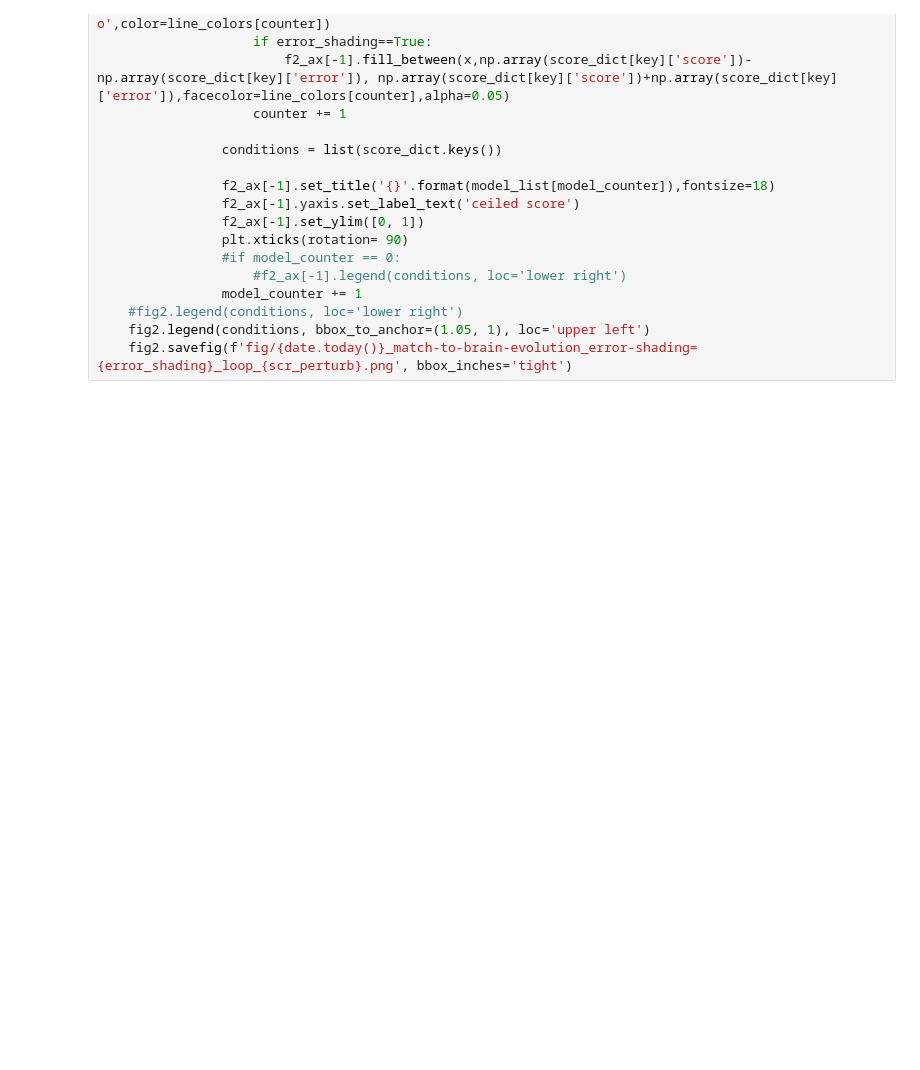
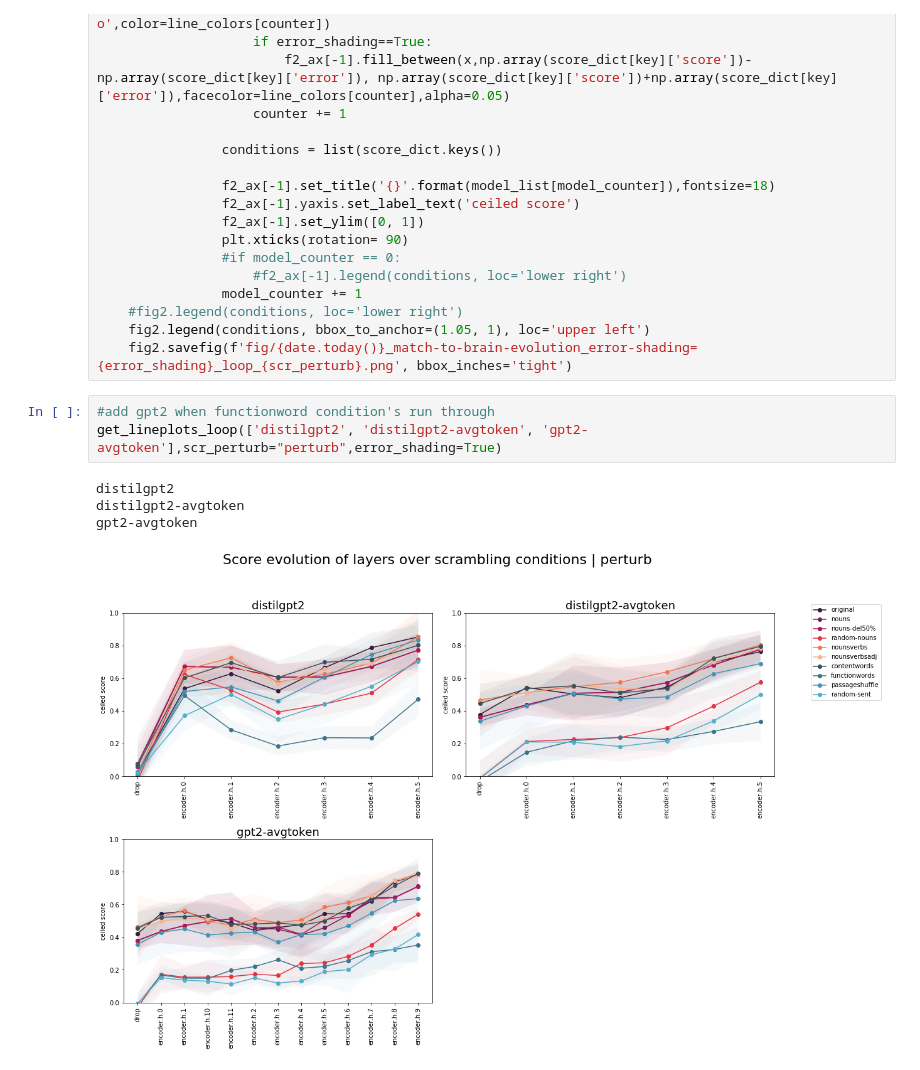
Before and after one commit to carina-kauf/perturbed-neural-nlp, a Jupyter notebook: analysis/match-to-brain_score-evolution-over-layers.ipynb, the cells around one changed output. Cells and saved outputs as stored; diff of their text form; blank space fills up the shorter version.

```diff
--- a/analysis/match-to-brain_score-evolution-over-layers.ipynb
+++ b/analysis/match-to-brain_score-evolution-over-layers.ipynb
@@ -186,4 +186,12 @@ def get_lineplots_loop(model_list,scr_perturb=None,error_shading=True):
     #fig2.legend(conditions, loc='lower right')
     fig2.legend(conditions, bbox_to_anchor=(1.05, 1), loc='upper left')
     fig2.savefig(f'fig/{date.today()}_match-to-brain-evolution_error-shading={error_shading}_loop_{scr_perturb}.png', bbox_inches='tight')
+# %%
+#add gpt2 when functionword condition's run through
+get_lineplots_loop(['distilgpt2', 'distilgpt2-avgtoken', 'gpt2-avgtoken'],scr_perturb="perturb",error_shading=True)
+# %% [output]
+distilgpt2
+distilgpt2-avgtoken
+gpt2-avgtoken
+[figure, added]
 # %%
```
Also changed, not shown: parts of 2 cells of this notebook, 14 other files.
